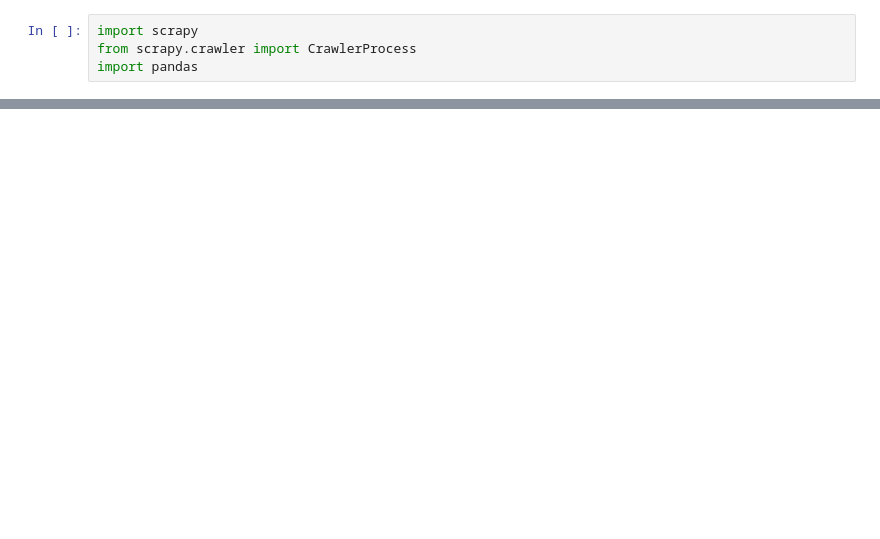
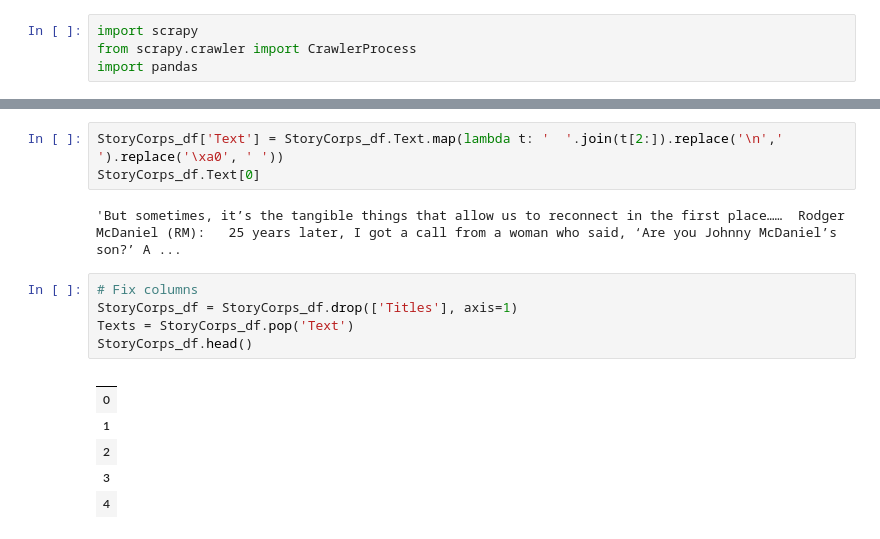
Before and after one commit to Data-Science-for-Linguists-2021/Linguistic-Styles-of-Podcasts, a Jupyter notebook: spiders/storycorps.ipynb, the cells around one changed output, grey strips where cells are left out. Saved outputs shown, nothing was run; the diff lists cells and outputs as text; blank space fills up the shorter version.

```diff
--- a/spiders/storycorps.ipynb
+++ b/spiders/storycorps.ipynb
@@ -80,0 +277,17 @@ StoryCorps_df
+# %%
+StoryCorps_df['Text'] = StoryCorps_df.Text.map(lambda t: '  '.join(t[2:]).replace('\n','  ').replace('\xa0', ' '))
+StoryCorps_df.Text[0]
+# %% [output]
+'But sometimes, it’s the tangible things that allow us to reconnect in the first place……  Rodger McDaniel (RM):   25 years later, I got a call from a woman who said, ‘Are you Johnny McDaniel’s son?’ A ...
+# %%
+# Fix columns
+StoryCorps_df = StoryCorps_df.drop(['Titles'], axis=1)
+Texts = StoryCorps_df.pop('Text')
+StoryCorps_df.head()
+# %% [output]
+|  |
+| 0 |
+| 1 |
+| 2 |
+| 3 |
+| 4 |
```
Also changed, not shown: parts of 17 cells of this notebook.
